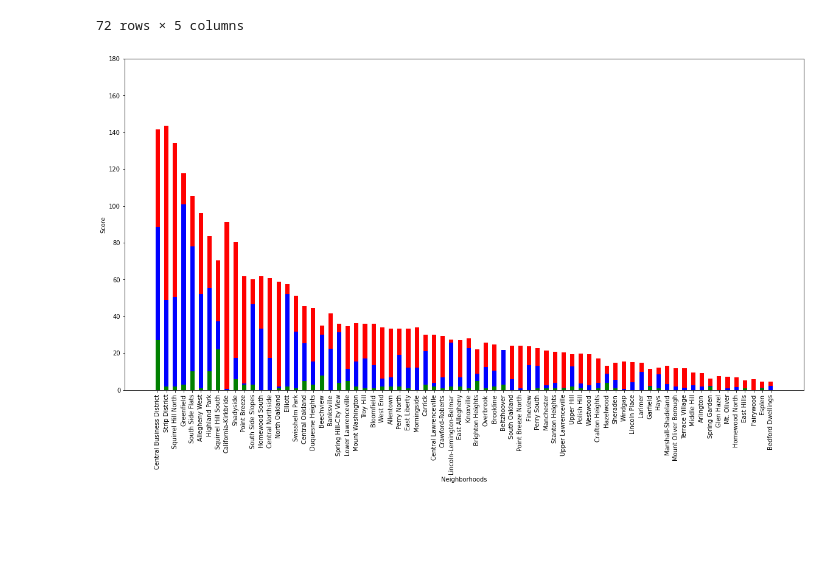
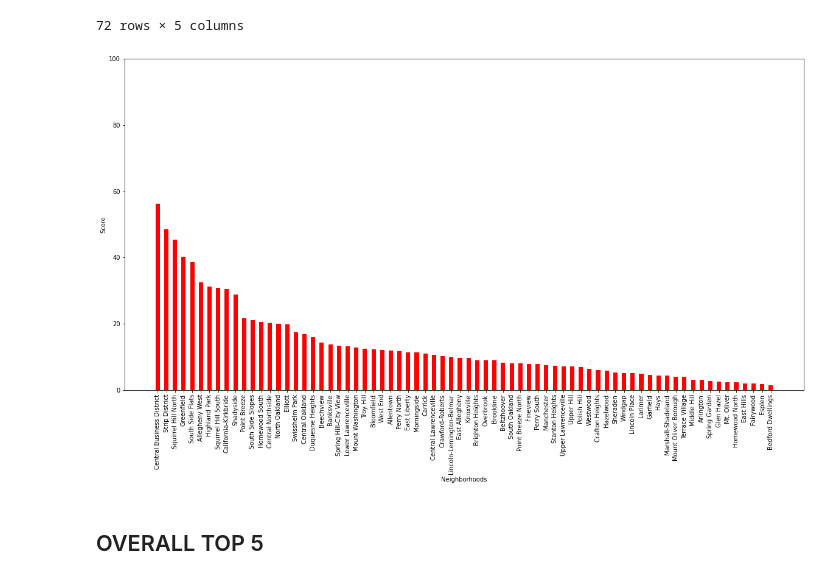
Before and after one commit to thg2255/BigIdeasFinalProject, a Jupyter notebook: Group10FinalPresentation.ipynb, the cells around one changed output. Saved outputs shown, nothing was run; the diff lists cells and outputs as text; code cells hidden in the pictures; blank space fills up the shorter version.

```diff
--- a/Group10FinalPresentation.ipynb
+++ b/Group10FinalPresentation.ipynb
@@ -268,13 +275,17 @@ avgScore = combined["Overall Score(AVG)"].values
 import matplotlib.pyplot as plt
 # %%
 plt.figure(figsize=(20,10))
-plt.bar(neighborhoods, propertyScore, width= 0.5, label = 'Property Score', color = 'red', bottom = capitalScore)
-plt.bar(neighborhoods, capitalScore, width= .5, label = 'Capital Score', color = 'blue', bottom = artScore)
-plt.bar(neighborhoods, artScore, width= .5, label = 'Art Score', color = 'green')
+plt.ylim(0,100)
+plt.bar(neighborhoods, avgScore, width= 0.5, label = 'Overall Score(AVG)', color = 'red')
+# plt.bar(neighborhoods, propertyScore, width= 0.5, label = 'Property Score', color = 'red', bottom = capitalScore)
+# plt.bar(neighborhoods, capitalScore, width= .5, label = 'Capital Score', color = 'blue', bottom = artScore)
+# plt.bar(neighborhoods, artScore, width= .5, label = 'Art Score', color = 'green')
 plt.xticks(neighborhoods,rotation=90)
 plt.ylabel("Score")
-plt.ylim(0,180)
+
 plt.xlabel("Neighborhoods")
 plt.show()
 # %% [output]
-[figure, old version]
+[figure, new version]
+# %% [markdown]
+## OVERALL TOP 5
```
Also changed, not shown: parts of 10 cells of this notebook.
